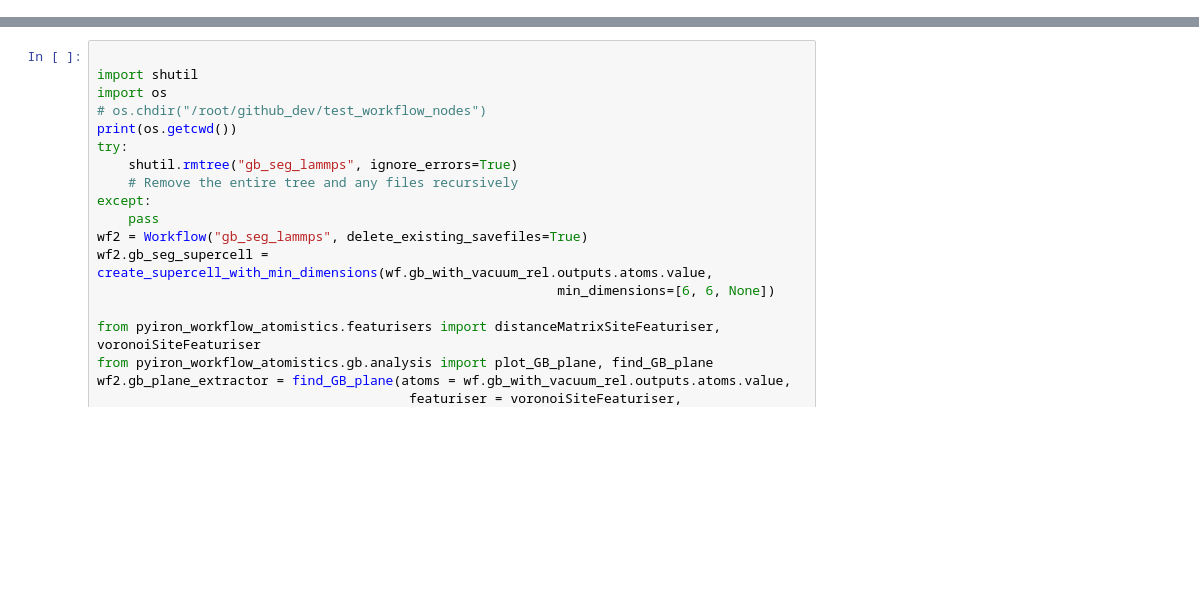
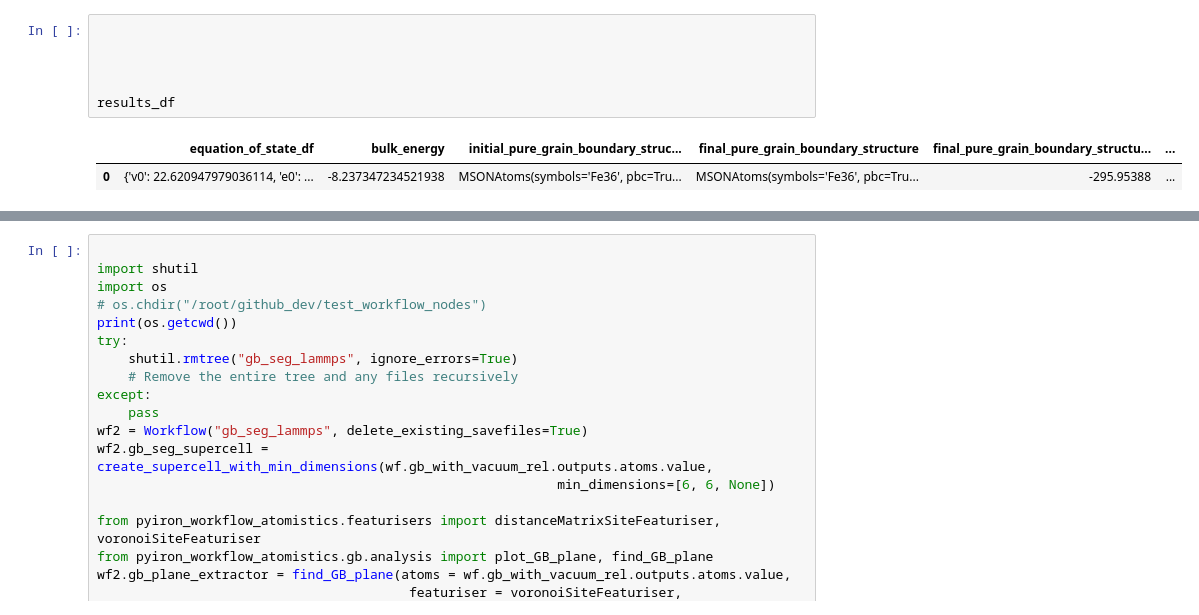
Before and after one commit to pyiron/pyiron_workflow_atomistics, a Jupyter notebook: notebooks/20250713_GB_Opt_Seg_Cleave.ipynb, the cells around one changed output, grey strips where cells are left out. Drawn from its saved outputs; the diff is of its cells as text; blank space fills up the shorter version.

```diff
--- a/notebooks/20250713_GB_Opt_Seg_Cleave.ipynb
+++ b/notebooks/20250713_GB_Opt_Seg_Cleave.ipynb
@@ -276 +481,10 @@ wf4.run()
+# %%
+
+
+
+
+results_df
+# %% [output]
+|  | equation_of_state_df | bulk_energy | initial_pure_grain_boundary_struc... | final_pure_grain_boundary_structure | final_pure_grain_boundary_structu... | ... |
+| 0 | {'v0': 22.620947979036114, 'e0': ... | -8.237347234521938 | MSONAtoms(symbols='Fe36', pbc=Tru... | MSONAtoms(symbols='Fe36', pbc=Tru... | -295.95388 | ... |
 # %%
```
Also changed, not shown: parts of 14 cells of this notebook, 8 other files.
